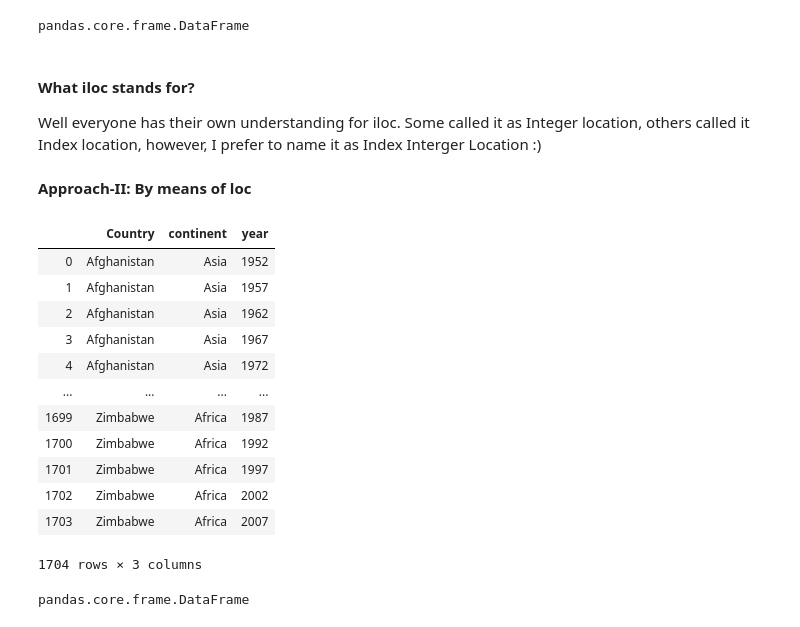
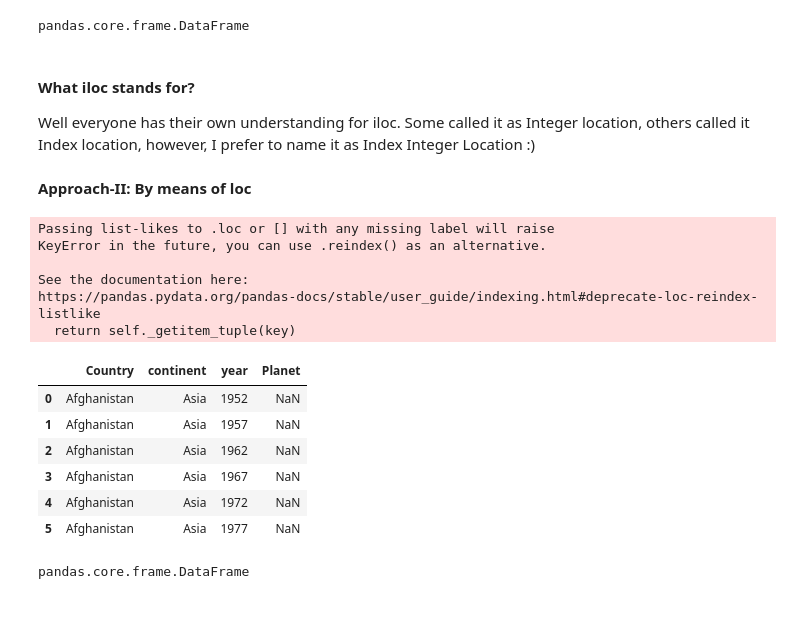
Before and after one commit to raj-shr-git/Deep_Dive_in_ML_Python, a Jupyter notebook: Blog-7_8_9(Pandas)/Pandas_Handbook.ipynb, the cells around one changed output. Saved outputs shown, nothing was run; the diff lists cells and outputs as text; code cells hidden in the pictures.

```diff
--- a/Blog-7_8_9(Pandas)/Pandas_Handbook.ipynb
+++ b/Blog-7_8_9(Pandas)/Pandas_Handbook.ipynb
@@ -462,8 +510,8 @@ gapminder_df.head()
 | 4 | Afghanistan | Asia | 1972 | 36.088 | 13079460 | 739.981106 |
 # %% [markdown]
 Let's add a column 'Planet' to the above DataFrame with value 'Earth'.
-# %%
-gapminder_df['Planet'] = 'Earth'
+# %%
+gapminder_df['Planet1'] = 'ABC'
 # %%
 gapminder_df.head()
 # %% [output]
@@ -609,25 +665,25 @@ pandas.core.frame.DataFrame
 # %% [markdown]
 #### **What iloc stands for?**
 
-Well everyone has their own understanding for iloc. Some called it as Integer location, others called it Index location, however, I prefer to name it as Index Interger Location :)
+Well everyone has their own understanding for iloc. Some called it as Integer location, others called it Index location, however, I prefer to name it as Index Integer Location :)
 # %% [markdown]
 **Approach-II: By means of loc**
 # %%
-gapminder_df.loc[:,['Country','continent','year']]
+gapminder_df.loc[0:5,['Country','continent','year','Planet']]
 # %% [output]
+Passing list-likes to .loc or [] with any missing label will raise
+KeyError in the future, you can use .reindex() as an alternative.
+
+See the documentation here:
+https://pandas.pydata.org/pandas-docs/stable/user_guide/indexing.html#deprecate-loc-reindex-listlike
+  return self._getitem_tuple(key)
-|  | Country | continent | year |
-| 0 | Afghanistan | Asia | 1952 |
-| 1 | Afghanistan | Asia | 1957 |
-| 2 | Afghanistan | Asia | 1962 |
-| 3 | Afghanistan | Asia | 1967 |
-| 4 | Afghanistan | Asia | 1972 |
-| ... | ... | ... | ... |
-| 1699 | Zimbabwe | Africa | 1987 |
-| 1700 | Zimbabwe | Africa | 1992 |
-| 1701 | Zimbabwe | Africa | 1997 |
-| 1702 | Zimbabwe | Africa | 2002 |
-| 1703 | Zimbabwe | Africa | 2007 |
+|  | Country | continent | year | Planet |
+| 0 | Afghanistan | Asia | 1952 | NaN |
+| 1 | Afghanistan | Asia | 1957 | NaN |
+| 2 | Afghanistan | Asia | 1962 | NaN |
+| 3 | Afghanistan | Asia | 1967 | NaN |
+| 4 | Afghanistan | Asia | 1972 | NaN |
+| 5 | Afghanistan | Asia | 1977 | NaN |
-1704 rows × 3 columns
 # %%
 type(gapminder_df.loc[:,['Country','continent','year']])
 # %% [output]
```
Also changed, not shown: parts of 73 cells of this notebook.
